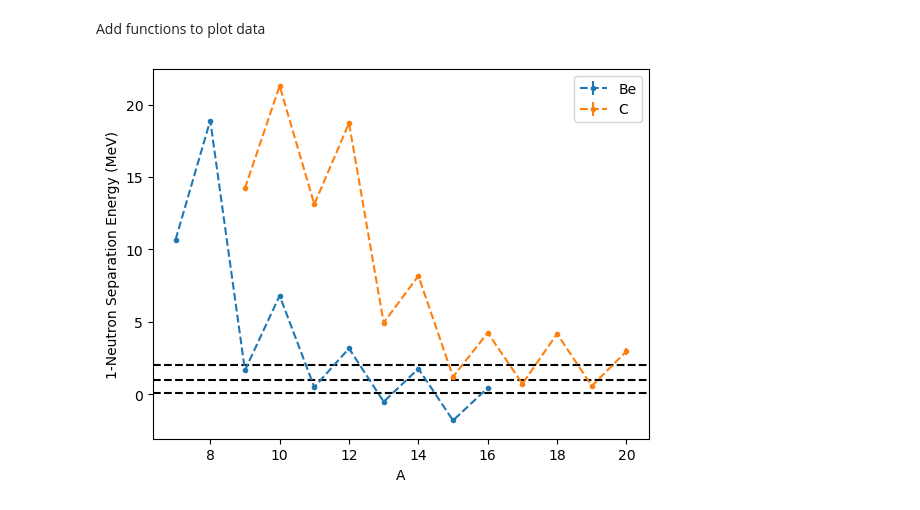
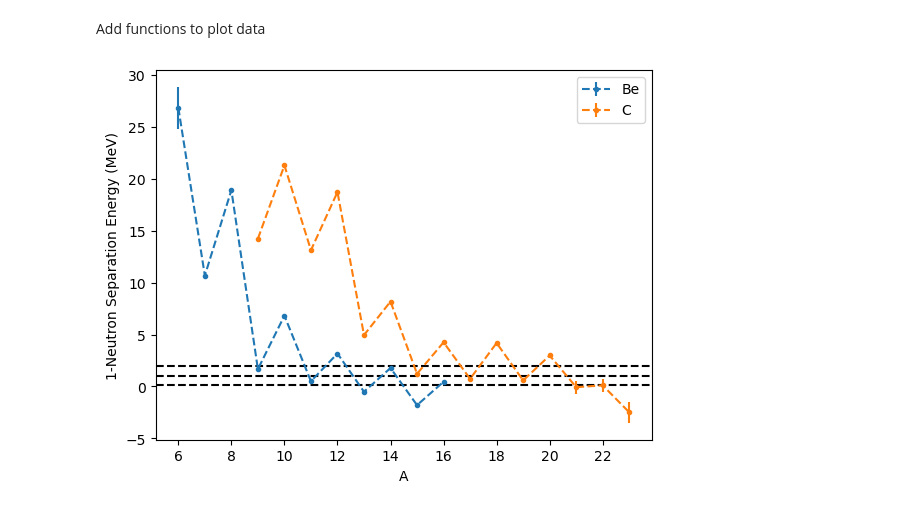
Before and after one commit to ellabeck03/halo-nuclei, a Jupyter notebook: separation-energies/mass_vs_separation_energy.ipynb, the cells around one changed output. Saved outputs shown, nothing was run; the diff lists cells and outputs as text; code cells hidden in the pictures.

Commit message:
validates data values, has full coverage

```diff
--- a/separation-energies/mass_vs_separation_energy.ipynb
+++ b/separation-energies/mass_vs_separation_energy.ipynb
@@ -66,37 +69,68 @@ Add functions to plot data
 def plot_graph_axes():
     "plots graph axes"
     fig, ax = plt.subplots()
+
+    ax.xaxis.set_major_locator(MaxNLocator(integer=True))
 
     ax.set_xlabel("A")
     ax.set_ylabel("1-Neutron Separation Energy (MeV)")
 
     #show halo nuclei region
     ax.axhline(2, ls = "--", color = "k")
     ax.axhline(1, ls = "--", color = "k")
     ax.axhline(0.1, ls = "--", color = "k")
 
     return ax
 
+def validate_sn_data(data):
+    """
+    validates separation energy data - some uncertain measurements end in hashtags
+    removes these hashtags to make S(n) data purely numeric
+    """
+    sn_data = data["S(n)"]
+    uncertainty_data = data["S(n) uncertainty"]
+
+    new_sn_data = []
+    new_uncertainty_data = []
+
+    for point in sn_data:
+        if "#" in str(point):
+            point = point.replace("#", "")
+            point = float(point)
+        new_sn_data.append(point)
+
+    for point in uncertainty_data:
+        if "#" in str(point):
+            point = point.replace("#", "")
+            point = float(point)
+        new_uncertainty_data.append(point)
+
+    sn_data.update(new_sn_data)
+    uncertainty_data.update(new_uncertainty_data)
+
+    return sn_data, uncertainty_data
+
 def add_graph_data(graph, filtered_data, elements_list):
     """
     add the plots for the selected elements
     converts units for separation energy from keV to MeV!!
     """
     for element in elements_list:
         data = filtered_data[element]
+        data["S(n)"], data["S(n) uncertainty"] = validate_sn_data(data)
 
         graph.errorbar(
             pd.to_numeric(data.iloc[:, 1], errors = "coerce"),
             pd.to_numeric(data.iloc[:, 4], errors = "coerce") / 1000,
             pd.to_numeric(data.iloc[:, 5], errors = "coerce") / 1000,
             marker = ".", ls = "--", label = element)
 
     plt.legend()
 
     return
 
 graph = plot_graph_axes()
 add_graph_data(graph, filtered_data, notable_elements)
 plt.show()
 # %% [output]
-[figure, old version]
+[figure, new version]
```
Also changed, not shown: parts of 1 cell of this notebook.
